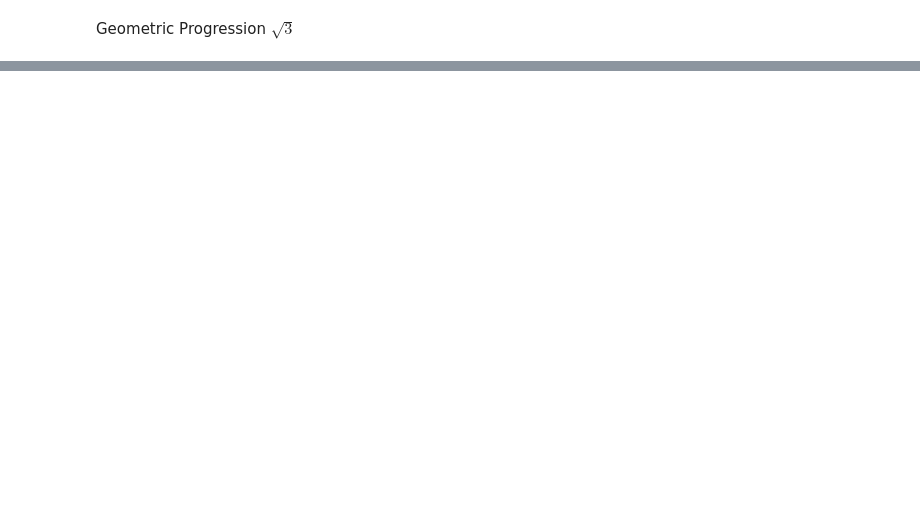
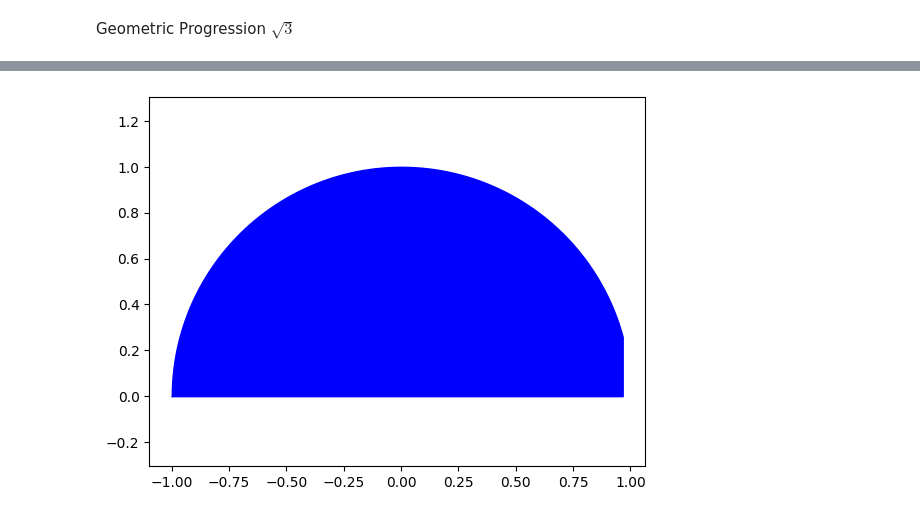
Before and after one commit to lbylzkx/Circle-Point-Manuscript, a Jupyter notebook: test.ipynb, the cells around one changed output, grey strips where cells are left out. Saved outputs shown, nothing was run; the diff lists cells and outputs as text; code cells hidden in the pictures; blank space fills up the shorter version.

```diff
--- a/test.ipynb
+++ b/test.ipynb
@@ -139,0 +160,14 @@ plt.show()
+# %%
+import matplotlib.pyplot as plt
+import numpy as np
+fig, ax = plt.subplots()
+
+theta = np.linspace(np.pi/12, np.pi, 100)
+x = np.cos(theta)
+y = np.sin(theta)
+plt.fill_between(x, y, color='b')
+# 显示图表
+plt.axis('equal')
+plt.show()
+# %% [output]
+[figure, added]
```
Also changed, not shown: parts of 6 cells of this notebook, 12 other files.
